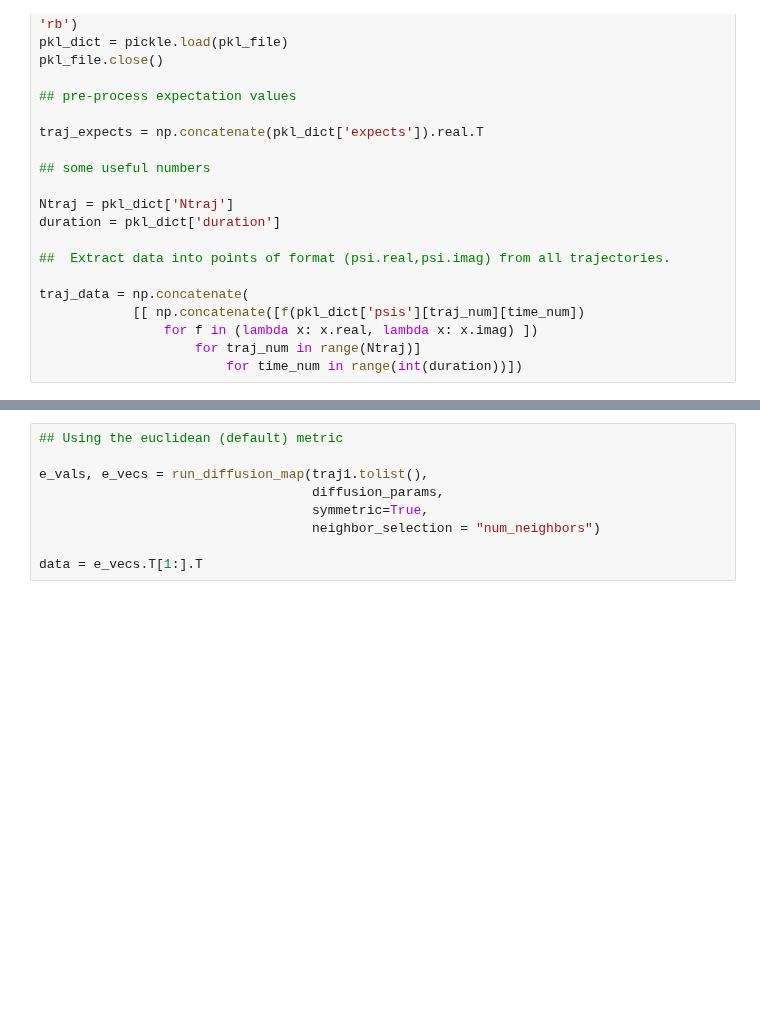
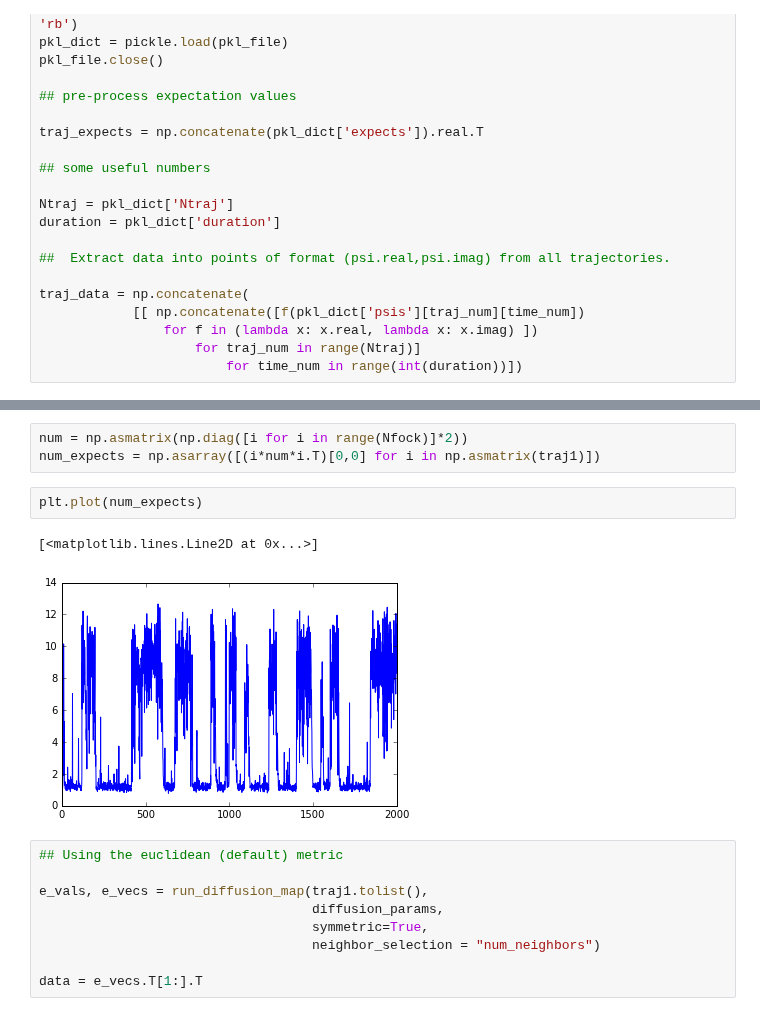
Before and after one commit to tabakg/diffusion_maps, a Jupyter notebook: Diffusion_maps_kerr_bistable.ipynb, the cells around one changed output, grey strips where cells are left out. Drawn from its saved outputs; the diff is of its cells as text; blank space fills up the shorter version.

```diff
--- a/Diffusion_maps_kerr_bistable.ipynb
+++ b/Diffusion_maps_kerr_bistable.ipynb
@@ -99,3 +109,11 @@ Nfock = pkl_dict['Nfock']
+# %%
+num = np.asmatrix(np.diag([i for i in range(Nfock)]*2))
+num_expects = np.asarray([(i*num*i.T)[0,0] for i in np.asmatrix(traj1)])
+# %%
+plt.plot(num_expects)
+# %% [output]
+[<matplotlib.lines.Line2D at 0x...>]
+[figure, added]
 # %%
 ## Using the euclidean (default) metric
 
```
Also changed, not shown: parts of 17 cells of this notebook, 3 other files.
